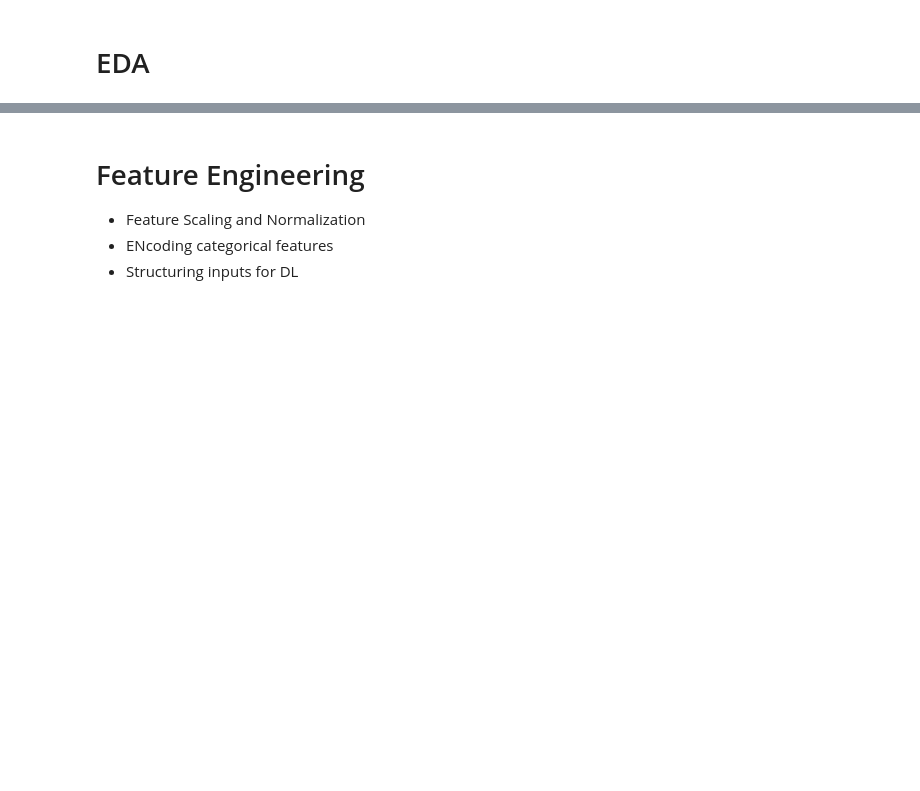
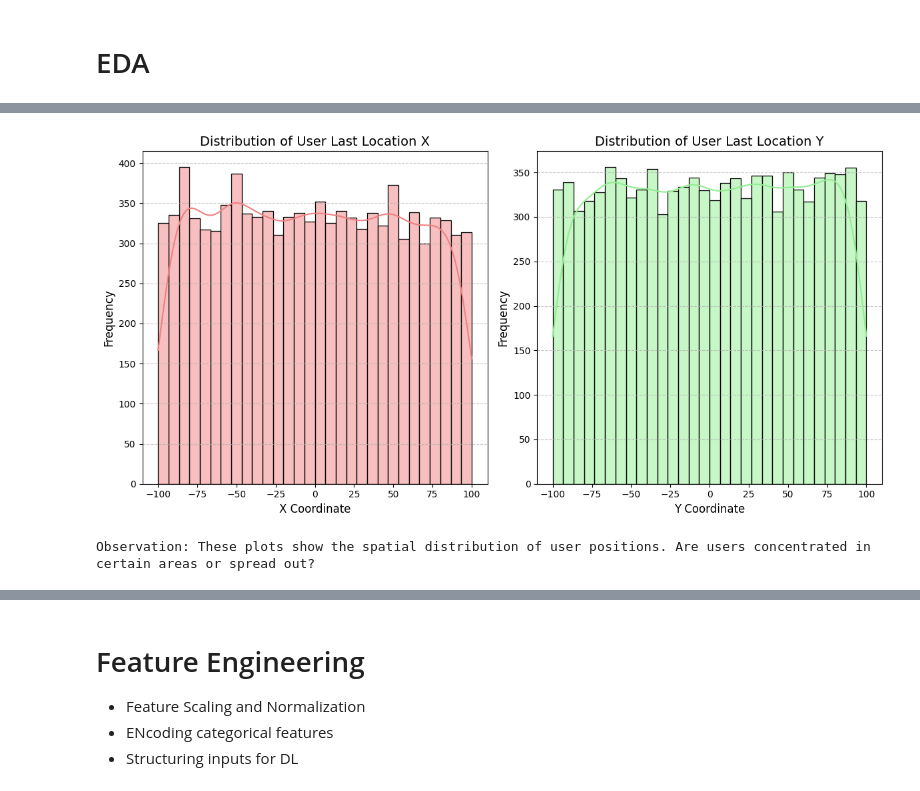
Before and after one commit to MrSimple07/PhD_TUS, a Jupyter notebook: beamforming-analysis-1.ipynb, the cells around one changed output, grey strips where cells are left out. Drawn from its saved outputs; the diff is of its cells as text; code cells hidden in the pictures; blank space fills up the shorter version.

```diff
--- a/beamforming-analysis-1.ipynb
+++ b/beamforming-analysis-1.ipynb
@@ -145,0 +198,24 @@ dtype: int64
+# %%
+# 1.4 Distribution of User Location History (e.g., last point)
+HISTORY_LENGTH = sum('user_loc_hist_x_' in col for col in dataset.columns)
+
+plt.figure(figsize=(12, 6))
+plt.subplot(1, 2, 1)
+sns.histplot(dataset[f'user_loc_hist_x_{HISTORY_LENGTH-1}'], bins=30, kde=True, color='lightcoral', edgecolor='black')
+plt.title(f'Distribution of User Last Location X', fontsize=14)
+plt.xlabel('X Coordinate', fontsize=12)
+plt.ylabel('Frequency', fontsize=12)
+plt.grid(axis='y', linestyle='--', alpha=0.7)
+
+plt.subplot(1, 2, 2)
+sns.histplot(dataset[f'user_loc_hist_y_{HISTORY_LENGTH-1}'], bins=30, kde=True, color='lightgreen', edgecolor='black')
+plt.title(f'Distribution of User Last Location Y', fontsize=14)
+plt.xlabel('Y Coordinate', fontsize=12)
+plt.ylabel('Frequency', fontsize=12)
+plt.grid(axis='y', linestyle='--', alpha=0.7)
+plt.tight_layout()
+plt.show()
+print("Observation: These plots show the spatial distribution of user positions. Are users concentrated in certain areas or spread out?")
+# %% [output]
+[figure, added]
+Observation: These plots show the spatial distribution of user positions. Are users concentrated in certain areas or spread out?
```
Also changed, not shown: parts of 5 cells of this notebook.
